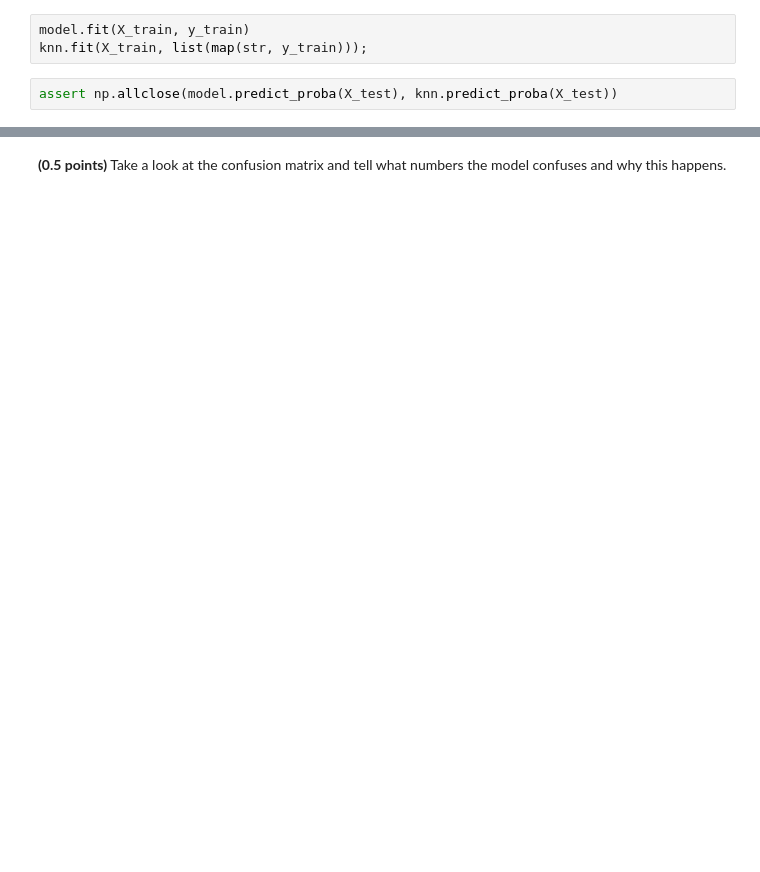
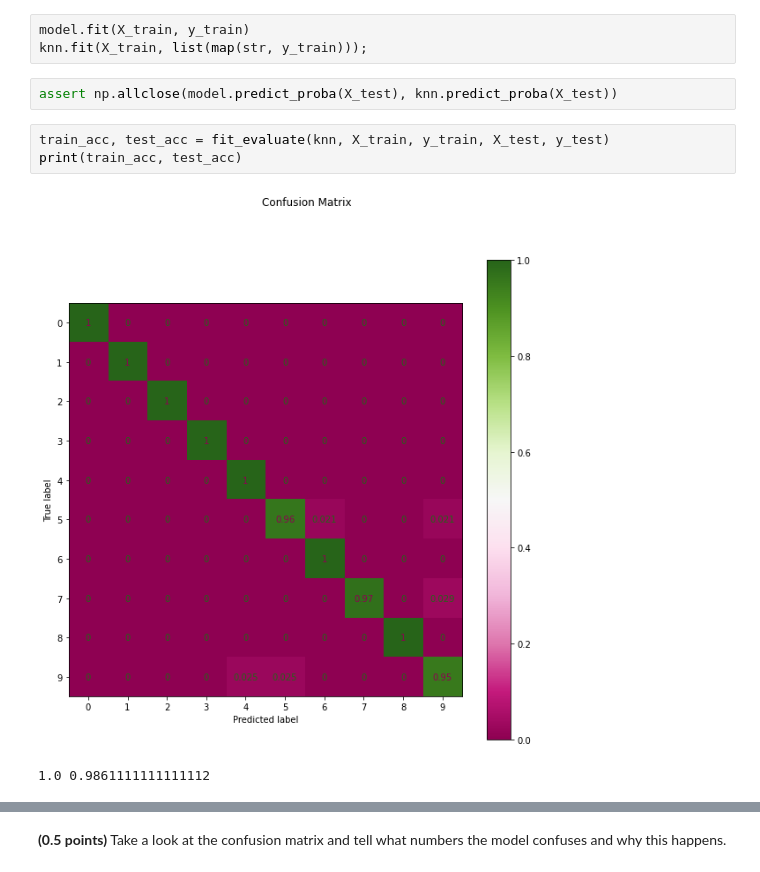
Before and after one commit to Feosen/ml-intro-2022-5, a Jupyter notebook: notebooks/hw_classification.ipynb, the cells around one changed output, grey strips where cells are left out. Cells and saved outputs as stored; diff of their text form; blank space fills up the shorter version.

```diff
--- a/notebooks/hw_classification.ipynb
+++ b/notebooks/hw_classification.ipynb
@@ -420,5 +458,11 @@ model.fit(X_train, y_train)
 knn.fit(X_train, list(map(str, y_train)));
 # %%
 assert np.allclose(model.predict_proba(X_test), knn.predict_proba(X_test))
+# %%
+train_acc, test_acc = fit_evaluate(knn, X_train, y_train, X_test, y_test)
+print(train_acc, test_acc)
+# %% [output]
+[figure, added]
+1.0 0.9861111111111112
 # %%
 train_acc, test_acc = fit_evaluate(model, X_train, y_train, X_test, y_test)
```
Also changed, not shown: parts of 18 cells of this notebook.
